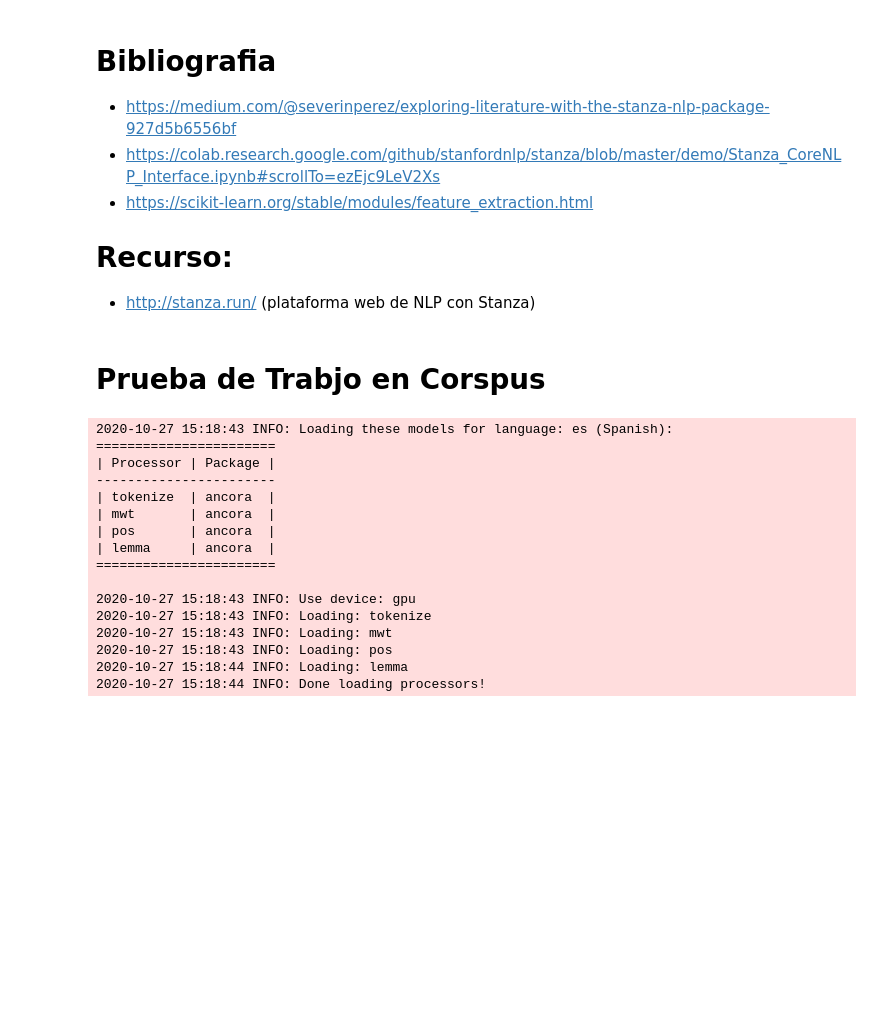
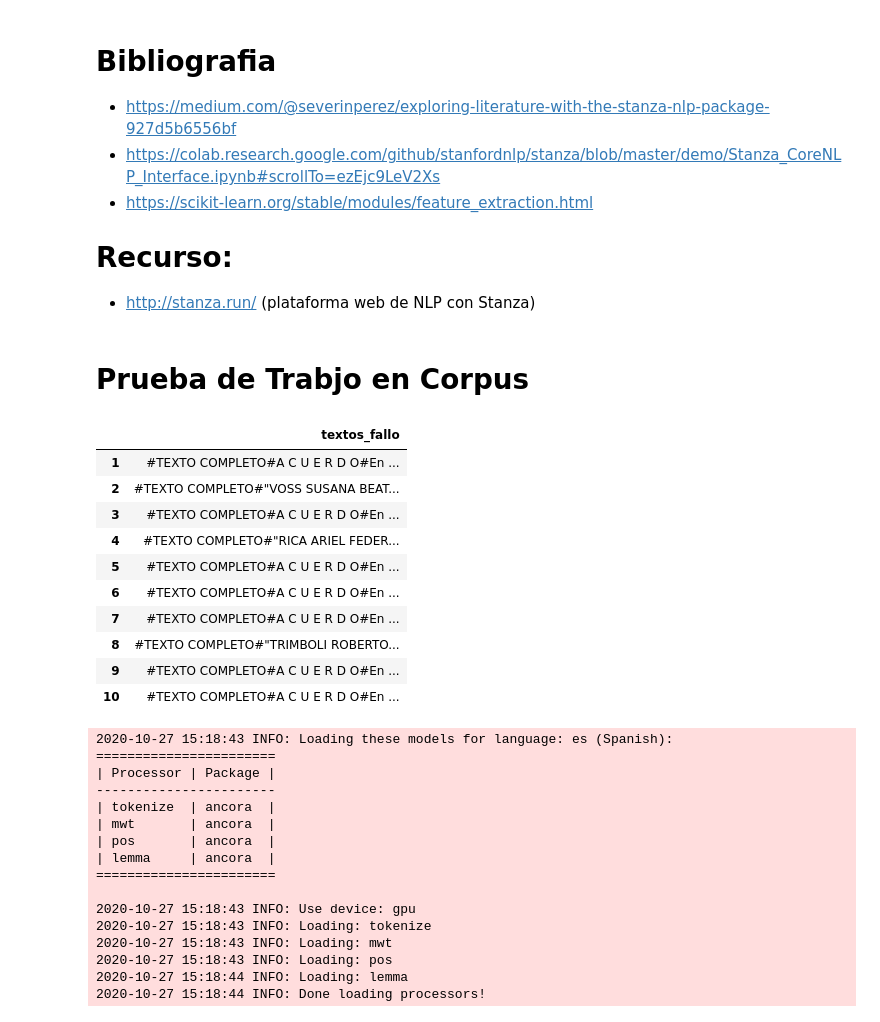
Before and after one commit to castillosebastian/NLU_legal_domain, a Jupyter notebook: NLU_Semantica_Vectoria_II.ipynb, the cells around one changed output. Drawn from its saved outputs; the diff is of its cells as text; code cells hidden in the pictures; blank space fills up the shorter version.

```diff
--- a/NLU_Semantica_Vectoria_II.ipynb
+++ b/NLU_Semantica_Vectoria_II.ipynb
@@ -237,7 +254,23 @@ common_words
 
 - http://stanza.run/ (plataforma web de NLP con Stanza)
 # %% [markdown]
-# Prueba de Trabjo en Corspus
+# Prueba de Trabjo en Corpus
+# %%
+fallos = tbfallos.loc[1:10, ['textos_fallo']]
+# %%
+fallos
+# %% [output]
+|  | textos_fallo |
+| 1 | #TEXTO COMPLETO#A C U E R D O#En ... |
+| 2 | #TEXTO COMPLETO#"VOSS SUSANA BEAT... |
+| 3 | #TEXTO COMPLETO#A C U E R D O#En ... |
+| 4 | #TEXTO COMPLETO#"RICA ARIEL FEDER... |
+| 5 | #TEXTO COMPLETO#A C U E R D O#En ... |
+| 6 | #TEXTO COMPLETO#A C U E R D O#En ... |
+| 7 | #TEXTO COMPLETO#A C U E R D O#En ... |
+| 8 | #TEXTO COMPLETO#"TRIMBOLI ROBERTO... |
+| 9 | #TEXTO COMPLETO#A C U E R D O#En ... |
+| 10 | #TEXTO COMPLETO#A C U E R D O#En ... |
 # %%
 fallos = tbfallos['textos_fallo']
 # %%
```
Also changed, not shown: parts of 4 cells of this notebook.
